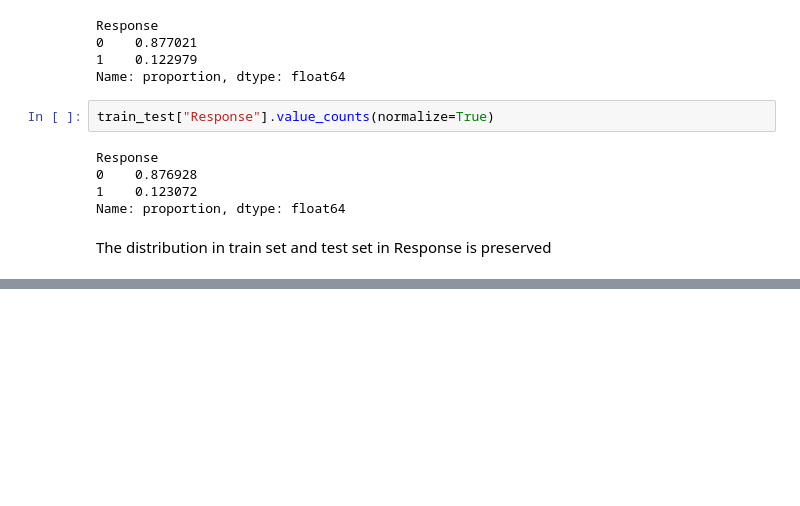
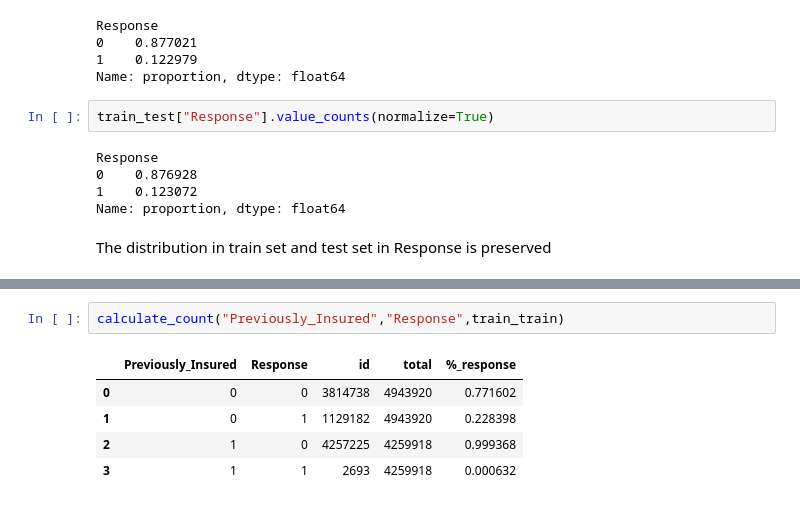
Before and after one commit to anielv95/kaggle-pg-4x07, a Jupyter notebook: notebooks/eda.ipynb, the cells around one changed output, grey strips where cells are left out. Cells and saved outputs as stored; diff of their text form; blank space fills up the shorter version.

```diff
--- a/notebooks/eda.ipynb
+++ b/notebooks/eda.ipynb
@@ -247,0 +276,8 @@ The previous graph just show a similar distribution for Response given the gende
+# %%
+calculate_count("Previously_Insured","Response",train_train)
+# %% [output]
+|  | Previously_Insured | Response | id | total | %_response |
+| 0 | 0 | 0 | 3814738 | 4943920 | 0.771602 |
+| 1 | 0 | 1 | 1129182 | 4943920 | 0.228398 |
+| 2 | 1 | 0 | 4257225 | 4259918 | 0.999368 |
+| 3 | 1 | 1 | 2693 | 4259918 | 0.000632 |
```
Also changed, not shown: parts of 13 cells of this notebook.
